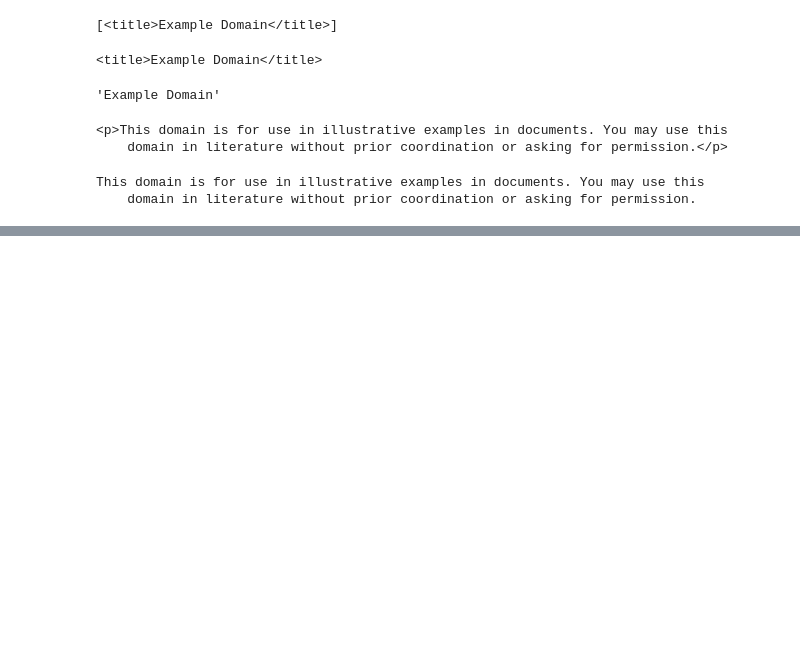
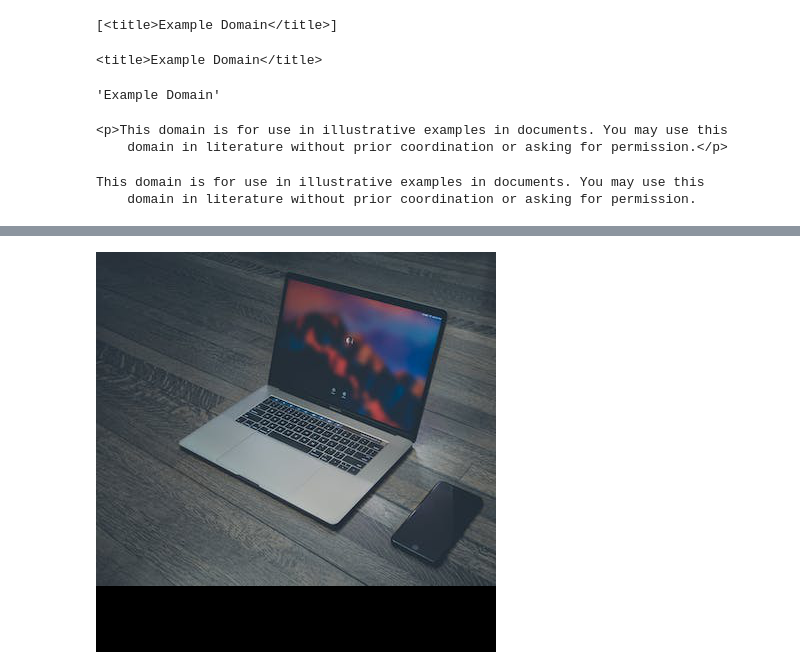
Before and after one commit to chshahid119/python-notes, a Jupyter notebook: Python Basic Notes by Shahid/PythonNotesPart02(8-end).ipynb, the cells around one changed output, grey strips where cells are left out. Drawn from its saved outputs; the diff is of its cells as text; code cells hidden in the pictures; blank space fills up the shorter version.

```diff
--- a/Python Basic Notes by Shahid/PythonNotesPart02(8-end).ipynb
+++ b/Python Basic Notes by Shahid/PythonNotesPart02(8-end).ipynb
@@ -1318,0 +1354,5 @@ for n in range(1,51):
+# %%
+# Cropping the Image
+mac.crop((0,0,400,400))
+# %% [output]
+[figure, added]
```
Also changed, not shown: parts of 79 cells of this notebook, 2 other files.
